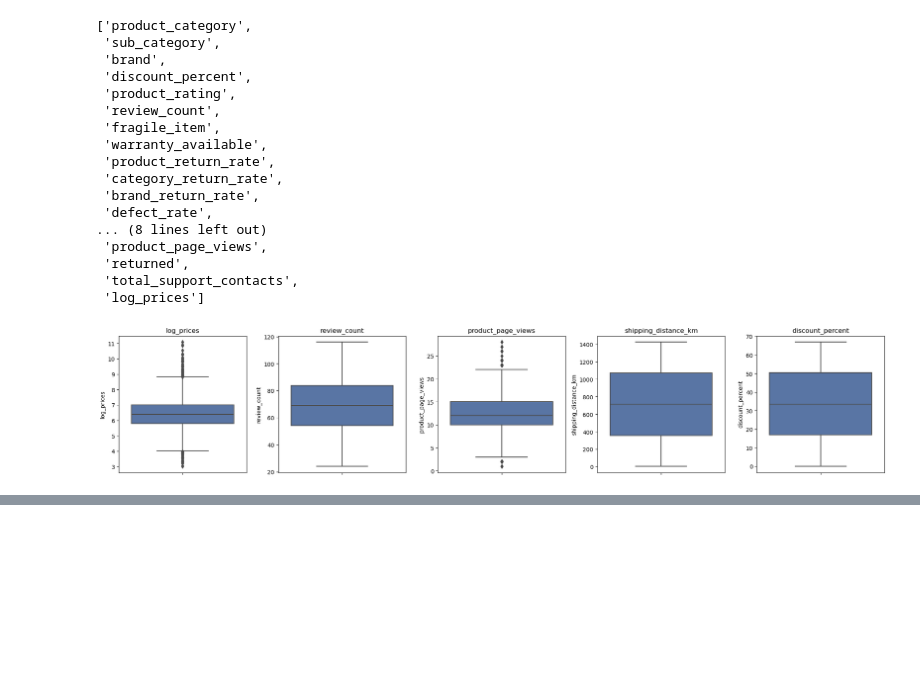
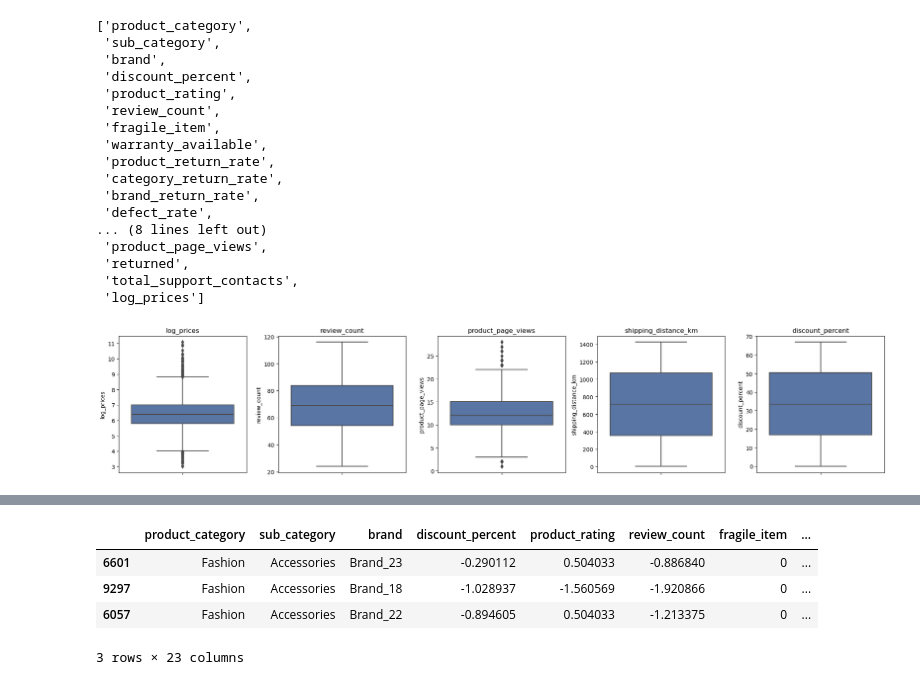
Before and after one commit to azeem932356/product-return-risk-prediction, a Jupyter notebook: product_return.ipynb, the cells around one changed output, grey strips where cells are left out. Drawn from its saved outputs; the diff is of its cells as text; code cells hidden in the pictures; blank space fills up the shorter version.

Commit message:
StandardScaler(for numerical columns) and one hard encoding(for categorical columns)

```diff
--- a/product_return.ipynb
+++ b/product_return.ipynb
@@ -535,0 +544,12 @@ plt.show()
+# %%
+
+outlier_cols = ["log_prices"]    #Select the column
+#Create a Boolean mask -A mask is a collection of True and False values used to filter rows.
+mask = pd.Series(True, index=X_train.index)
+for c in outlier_cols:
+    q1, q3 = X_train[c].quantile(0.25), X_train[c].quantile(0.75)
+    upper = q3 + 3 * (q3 - q1)
+    mask &= X_train[c] <= upper
+removed = (~mask).sum()
+X_train, y_train = X_train[mask], y_train[mask]
+print(f"Removed {removed} extreme-outlier rows from training set. New train shape: {X_train.shape}")
@@ -535,0 +578,11 @@ plt.show()
+# %%
+# Identify feature groups
+binary_flags = ["fragile_item", "warranty_available", "delayed_delivery", "wishlist_before_purchase"]
+categorical_features = ["product_category", "sub_category", "brand", "fulfillment_type", "payment_method"]
+numeric_features = [c for c in X_train.columns if c not in binary_flags + categorical_features]
+
+all_features = numeric_features + binary_flags  # continuous + binary
+
+print(f"Numeric features ({len(numeric_features)}):", numeric_features)
+print(f"Binary flags ({len(binary_flags)}):", binary_flags)
+print(f"Categorical features ({len(categorical_features)}):", categorical_features)
@@ -535,0 +614,4 @@ plt.show()
+# %%
+#impute missing values (median for training set)
+train_median= X_train[all_features].median().to_dict()
+train_median
@@ -535,0 +637,6 @@ plt.show()
+# %%
+#fill those values with null values (train_median)
+X_train[all_features]= X_train[all_features].fillna(train_median)
+X_test[all_features]= X_test[all_features].fillna(train_median)
+
+X_train.isnull().sum()
@@ -535,0 +661,15 @@ plt.show()
+# %%
+#scaling numeric features (standardscaler())
+from sklearn.preprocessing import StandardScaler
+scaler= StandardScaler()
+
+X_train[numeric_features]= scaler.fit_transform(X_train[numeric_features])
+X_test[numeric_features] = scaler.fit_transform(X_test[numeric_features])
+
+X_train.head(3)
+# %% [output]
+|  | product_category | sub_category | brand | discount_percent | product_rating | review_count | fragile_item | ... |
+| 6601 | Fashion | Accessories | Brand_23 | -0.290112 | 0.504033 | -0.886840 | 0 | ... |
+| 9297 | Fashion | Accessories | Brand_18 | -1.028937 | -1.560569 | -1.920866 | 0 | ... |
+| 6057 | Fashion | Accessories | Brand_22 | -0.894605 | 0.504033 | -1.213375 | 0 | ... |
+3 rows × 23 columns
```
Also changed, not shown: parts of 10 cells of this notebook.
